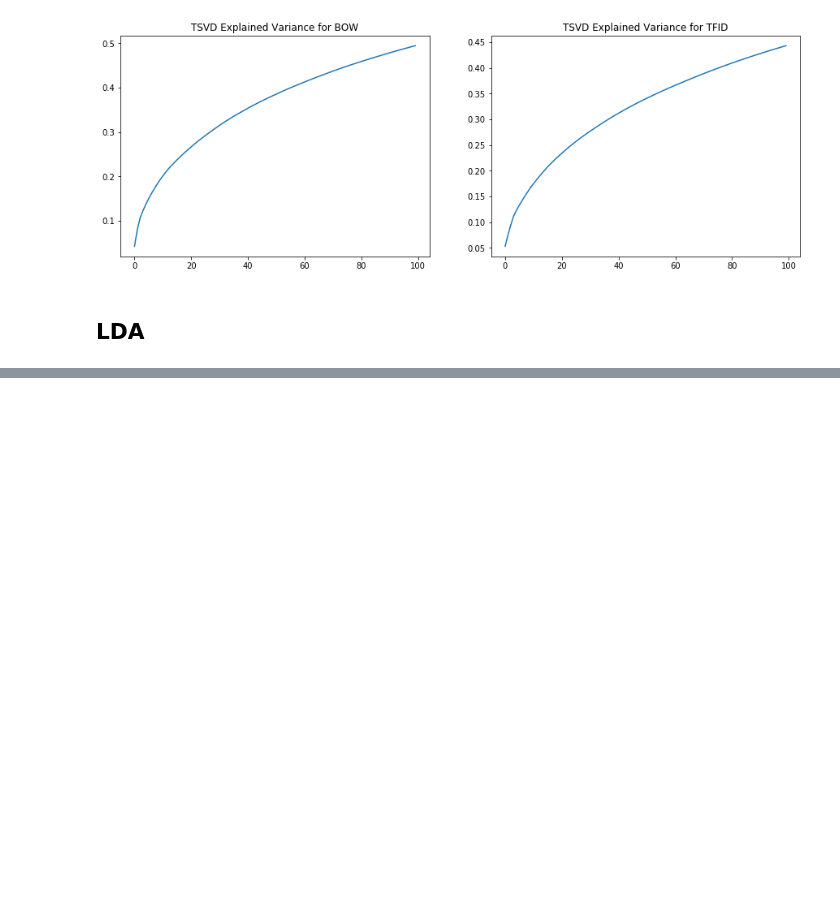
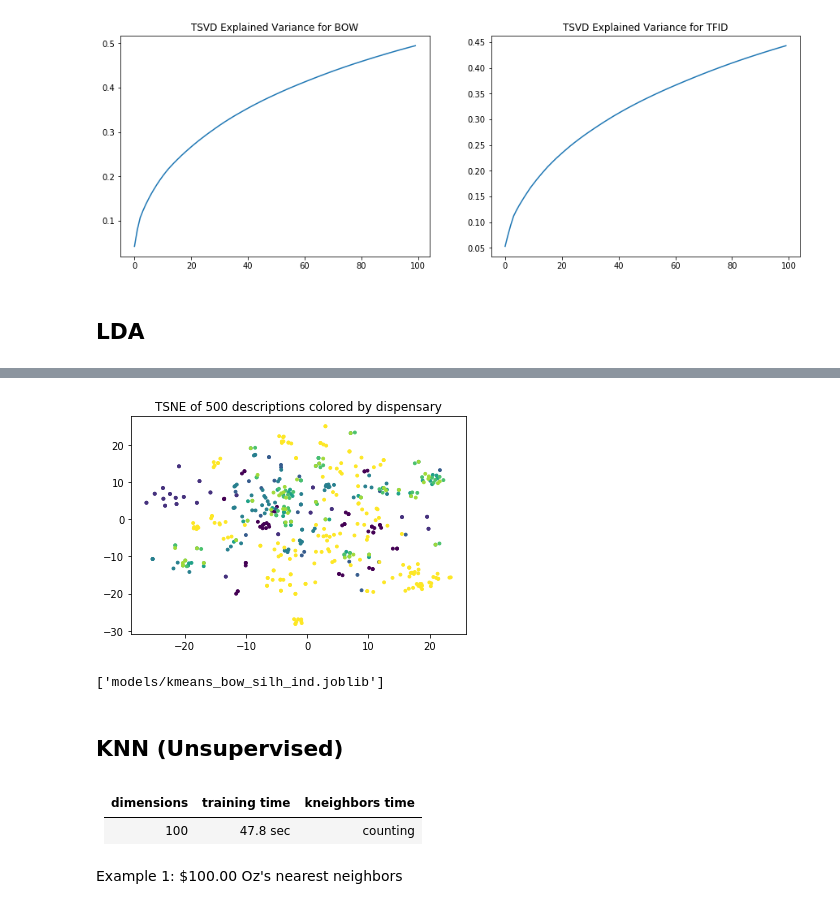
Before and after one commit to CyrusDioun/Jimmy_ML_sandbox, a Jupyter notebook: data_prep.ipynb, the cells around one changed output, grey strips where cells are left out. Cells and saved outputs as stored; diff of their text form; code cells hidden in the pictures; blank space fills up the shorter version.

Commit message:
Performed basic knn, tsne and w2vec

```diff
--- a/data_prep.ipynb
+++ b/data_prep.ipynb
@@ -193,2 +237,6 @@ np.save('datasets/tsvd_tfid.npz', tsvd_tfid_npy)
+# %%
+# reload
+tsvd_tfid_npy = np.load('datasets/tsvd_tfid.npy')
+tsvd_bow_npy = np.load('datasets/tsvd_bow.npy')
 # %% [markdown]
 ## LDA
@@ -219,0 +305,17 @@ for i in range(num_clusters):
+# %%
+from MulticoreTSNE import MulticoreTSNE as TSNE
+bow_embedded = TSNE(n_jobs=4).fit_transform(tsvd_bow_npy[:500, :])
+# %%
+dispensaries = cleaned_weed_text[['dispensary_name']].iloc[:500].values.flatten()
+dispensaries = dispensaries.tolist()
+# %%
+name_to_ind = {}
+names = []
+ct = 0
+new_dispensaries = []
+for elem in dispensaries:
+    if elem not in name_to_ind:
+        name_to_ind[elem] = ct
+        names.append(elem)
+        ct += 1
+    new_dispensaries.append(name_to_ind[elem])
@@ -220,7 +340,16 @@ for i in range(num_clusters):
+# %%
+plt.title("TSNE of 500 descriptions colored by dispensary")
+plt.scatter(bow_embedded[:, 0], bow_embedded[:, 1], c = new_dispensaries, s = 8.0)
+plt.show()
+# %% [output]
+[figure, added]
 # %%
 from joblib import dump, load
 dump(kmeans_bow, 'models/kmeans_bow.joblib')
 dump(silhou_bow, 'models/kmeans_bow_silh.joblib')
+dump(silhou_ind, 'models/kmeans_bow_silh_ind.joblib')
+# %% [output]
+['models/kmeans_bow_silh_ind.joblib']
 # %%
 num_clusters = 10
 kmeans_tfid = [Kmeans(n_clusters=x, random_state=0)
@@ -229,3 +358,9 @@ silhou_tfid = [0 for x in range(num_clusters)]
 for i in range(num_clusters):
     cluster_labels = kmeans_tfid[i].fit(tsvd_tfid)
     silhou_tfid[i] = silhouette_score(tsvd_tfid, cluster_labels)
+# %% [markdown]
+## KNN (Unsupervised)
+# %% [markdown]
+| dimensions | training time | kneighbors time |
+|------------|---------------|-----------------|
+| 100        | 47.8 sec      | counting        |
@@ -231,0 +372,2 @@ for i in range(num_clusters):
+# %% [markdown]
+Example 1: $100.00 Oz's nearest neighbors
```
Also changed, not shown: parts of 34 cells of this notebook.
